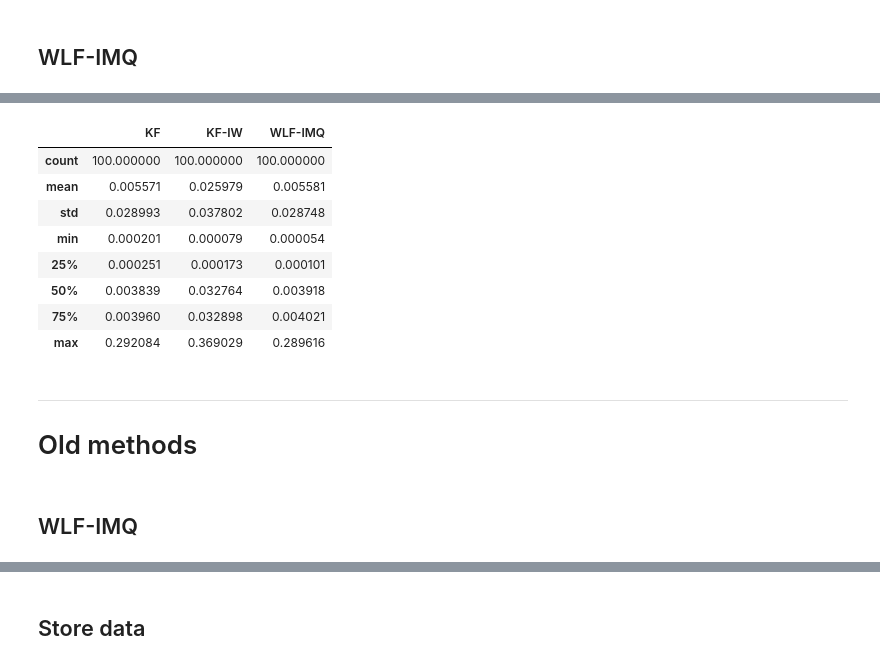
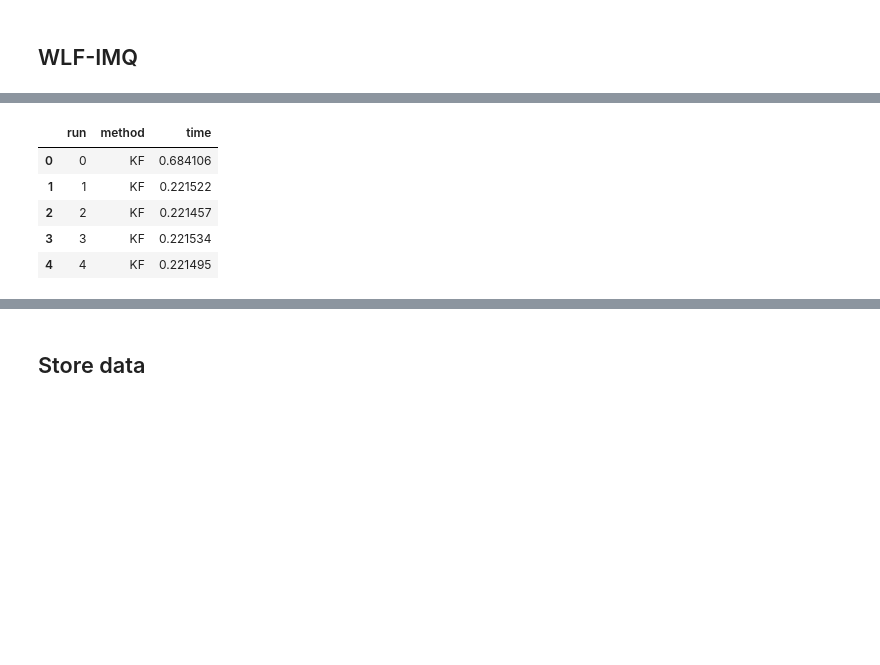
Before and after one commit to gerdm/weighted-likelihood-filter, a Jupyter notebook: experiments/uci-regression-outliers.ipynb, the cells around one changed output, grey strips where cells are left out. Saved outputs shown, nothing was run; the diff lists cells and outputs as text; code cells hidden in the pictures; blank space fills up the shorter version.

```diff
--- a/experiments/uci-regression-outliers.ipynb
+++ b/experiments/uci-regression-outliers.ipynb
@@ -299,8 +351,6 @@ hist_methods[method] = hist_bel
 time_methods[method] = times
 # %% [markdown]
 ## WLF-IMQ
-# %%
-observation_covariance = jnp.eye(1) * 1.0
 # %%
 @jax.jit
 def filter_wlfimq(log_lr, soft_threshold, measurements, covariates):
@@ -385,0 +556,14 @@ time_methods[method] = times
+# %%
+%%time
+bo = BayesianOptimization(
+    opt_step,
+    pbounds={
+        "log_lr": (-5, 0),
+        "n_inner": (1, 10),
+    },
+    verbose=2,
+    random_state=314,
+    allow_duplicate_points=True
+)
+
+bo.maximize(init_points=20, n_iter=30)
@@ -386 +588,21 @@ time_methods[method] = times
+# %%
+method = "OGD"
+configs[method] = bo.max["params"]
+
+hist_bel = []
+times = []
+
+for yc, Xc in tqdm(zip(y_collection, X_collection), total=n_runs):
+    tinit = time()
+    run = filter_ogd(**bo.max["params"], measurements=y, covariates=X)
+    run = jax.block_until_ready(run)
+    tend = time()
+
+    hist_bel.append(run)
+    times.append(tend - tinit)
+
+hist_bel = np.stack(hist_bel)
+
+hist_methods[method] = hist_bel
+time_methods[method] = times
 # %% [markdown]
@@ -403,17 +629,16 @@ pd.DataFrame(jax.tree_map(
 # %%
-pd.DataFrame(time_methods).describe()
+time_df = pd.DataFrame(time_methods).reset_index().melt("index")
+time_df = time_df.rename({
+    "index": "run",
+    "variable": "method",
+    "value": "time"
+}, axis=1)
+
+time_df.head()
 # %% [output]
-|  | KF | KF-IW | WLF-IMQ |
-| count | 100.000000 | 100.000000 | 100.000000 |
-| mean | 0.005571 | 0.025979 | 0.005581 |
-| std | 0.028993 | 0.037802 | 0.028748 |
-| min | 0.000201 | 0.000079 | 0.000054 |
-| 25% | 0.000251 | 0.000173 | 0.000101 |
-| 50% | 0.003839 | 0.032764 | 0.003918 |
-| 75% | 0.003960 | 0.032898 | 0.004021 |
-| max | 0.292084 | 0.369029 | 0.289616 |
+|  | run | method | time |
+| 0 | 0 | KF | 0.684106 |
+| 1 | 1 | KF | 0.221522 |
+| 2 | 2 | KF | 0.221457 |
+| 3 | 3 | KF | 0.221534 |
+| 4 | 4 | KF | 0.221495 |
-# %% [markdown]
-----
-# Old methods
-# %% [markdown]
-## WLF-IMQ
```
Also changed, not shown: parts of 56 cells of this notebook.
